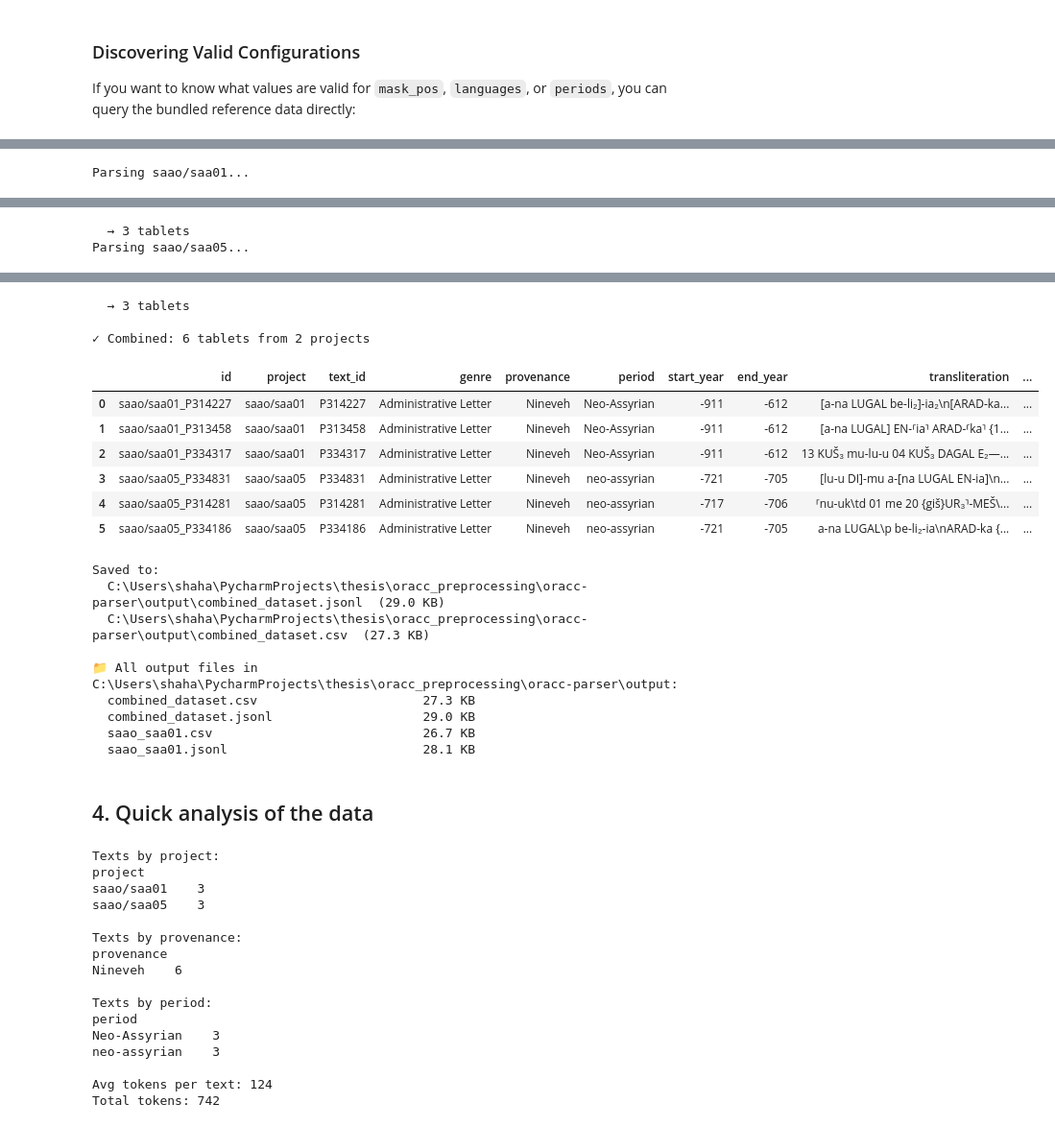
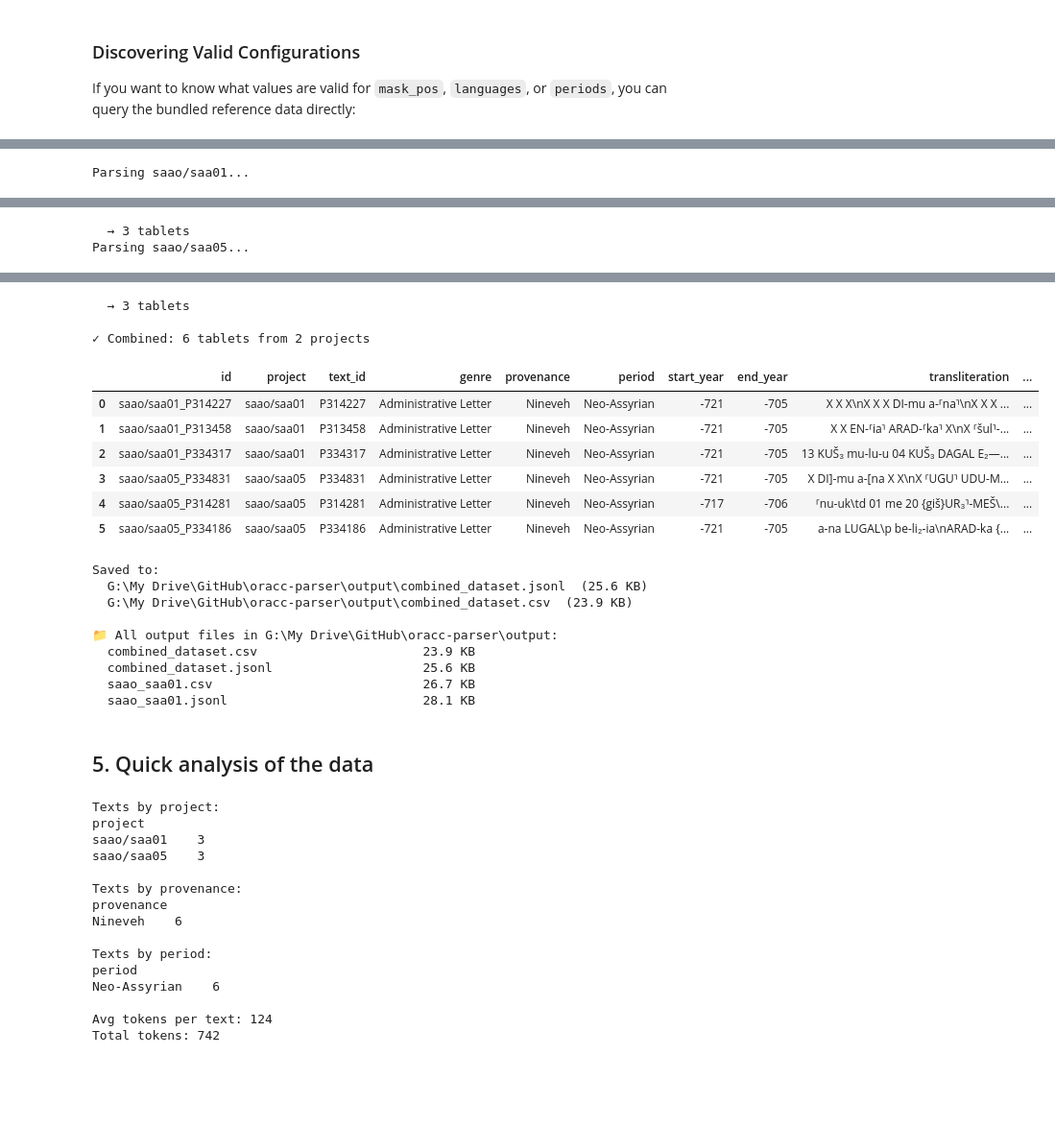
Before and after one commit to shaharspencer/oracc-parser, a Jupyter notebook: notebooks/03_configure_and_export.ipynb, the cells around one changed output, grey strips where cells are left out. Shown at 96% size. Drawn from its saved outputs; the diff is of its cells as text; code cells hidden in the pictures; blank space fills up the shorter version.

```diff
--- a/notebooks/03_configure_and_export.ipynb
+++ b/notebooks/03_configure_and_export.ipynb
@@ -110,7 +153,7 @@ First 10: ['adsd', 'adsd-adart1', 'adsd-adart2', 'adsd-adart3', 'adsd-adart5', '
 # %%
 # Parse a few projects and combine
 PROJECTS = ["saao/saa01", "saao/saa05"]  # change these to what you want
-config = RunConfig(limit=3)  # small limit for demo — remove for full parse
+config = RunConfig(limit=3, max_break_fraction=.5, drop_missing=True)  # small limit for demo — remove for full parse
 
 all_dfs = []
 for project in PROJECTS:
@@ -137,13 +180,13 @@ Parsing saao/saa05...
   → 3 tablets
 
 ✓ Combined: 6 tablets from 2 projects
 |  | id | project | text_id | genre | provenance | period | start_year | end_year | transliteration | ... |
-| 0 | saao/saa01_P314227 | saao/saa01 | P314227 | Administrative Letter | Nineveh | Neo-Assyrian | -911 | -612 | [a-na LUGAL be-li₂]-ia₂\n[ARAD-ka... | ... |
-| 1 | saao/saa01_P313458 | saao/saa01 | P313458 | Administrative Letter | Nineveh | Neo-Assyrian | -911 | -612 | [a-na LUGAL] EN-⸢ia⸣ ARAD-⸢ka⸣ {1... | ... |
-| 2 | saao/saa01_P334317 | saao/saa01 | P334317 | Administrative Letter | Nineveh | Neo-Assyrian | -911 | -612 | 13 KUŠ₃ mu-lu-u 04 KUŠ₃ DAGAL E₂—... | ... |
-| 3 | saao/saa05_P334831 | saao/saa05 | P334831 | Administrative Letter | Nineveh | neo-assyrian | -721 | -705 | [lu-u DI]-mu a-[na LUGAL EN-ia]\n... | ... |
-| 4 | saao/saa05_P314281 | saao/saa05 | P314281 | Administrative Letter | Nineveh | neo-assyrian | -717 | -706 | ⸢nu-uk\td 01 me 20 {giš}UR₃⸣-MEŠ\... | ... |
-| 5 | saao/saa05_P334186 | saao/saa05 | P334186 | Administrative Letter | Nineveh | neo-assyrian | -721 | -705 | a-na LUGAL\p be-li₂-ia\nARAD-ka {... | ... |
+| 0 | saao/saa01_P314227 | saao/saa01 | P314227 | Administrative Letter | Nineveh | Neo-Assyrian | -721 | -705 | X X X\nX X X DI-mu a-⸢na⸣\nX X X ... | ... |
+| 1 | saao/saa01_P313458 | saao/saa01 | P313458 | Administrative Letter | Nineveh | Neo-Assyrian | -721 | -705 | X X EN-⸢ia⸣ ARAD-⸢ka⸣ X\nX ⸢šul⸣-... | ... |
+| 2 | saao/saa01_P334317 | saao/saa01 | P334317 | Administrative Letter | Nineveh | Neo-Assyrian | -721 | -705 | 13 KUŠ₃ mu-lu-u 04 KUŠ₃ DAGAL E₂—... | ... |
+| 3 | saao/saa05_P334831 | saao/saa05 | P334831 | Administrative Letter | Nineveh | Neo-Assyrian | -721 | -705 | X DI]-mu a-[na X X\nX ⸢UGU⸣ UDU-M... | ... |
+| 4 | saao/saa05_P314281 | saao/saa05 | P314281 | Administrative Letter | Nineveh | Neo-Assyrian | -717 | -706 | ⸢nu-uk\td 01 me 20 {giš}UR₃⸣-MEŠ\... | ... |
+| 5 | saao/saa05_P334186 | saao/saa05 | P334186 | Administrative Letter | Nineveh | Neo-Assyrian | -721 | -705 | a-na LUGAL\p be-li₂-ia\nARAD-ka {... | ... |
 # %%
 # Export the combined dataset
 out = output_dir()
@@ -164,16 +207,16 @@ for f in sorted(out.iterdir()):
         print(f"  {f.name:40s}  {f.stat().st_size/1024:.1f} KB")
 # %% [output]
 Saved to:
-  C:\Users\shaha\PycharmProjects\thesis\oracc_preprocessing\oracc-parser\output\combined_dataset.jsonl  (29.0 KB)
-  C:\Users\shaha\PycharmProjects\thesis\oracc_preprocessing\oracc-parser\output\combined_dataset.csv  (27.3 KB)
+  G:\My Drive\GitHub\oracc-parser\output\combined_dataset.jsonl  (25.6 KB)
+  G:\My Drive\GitHub\oracc-parser\output\combined_dataset.csv  (23.9 KB)
 
-📁 All output files in C:\Users\shaha\PycharmProjects\thesis\oracc_preprocessing\oracc-parser\output:
-  combined_dataset.csv                      27.3 KB
-  combined_dataset.jsonl                    29.0 KB
+📁 All output files in G:\My Drive\GitHub\oracc-parser\output:
+  combined_dataset.csv                      23.9 KB
+  combined_dataset.jsonl                    25.6 KB
   saao_saa01.csv                            26.7 KB
   saao_saa01.jsonl                          28.1 KB
 # %% [markdown]
-## 4. Quick analysis of the data
+## 5. Quick analysis of the data
 # %%
 print("Texts by project:")
 print(combined["project"].value_counts().to_string())
@@ -198,8 +241,7 @@ Nineveh    6
 
 Texts by period:
 period
-Neo-Assyrian    3
-neo-assyrian    3
+Neo-Assyrian    6
 
 Avg tokens per text: 124
 Total tokens: 742
```
Also changed, not shown: parts of 9 cells of this notebook, 18 other files.
